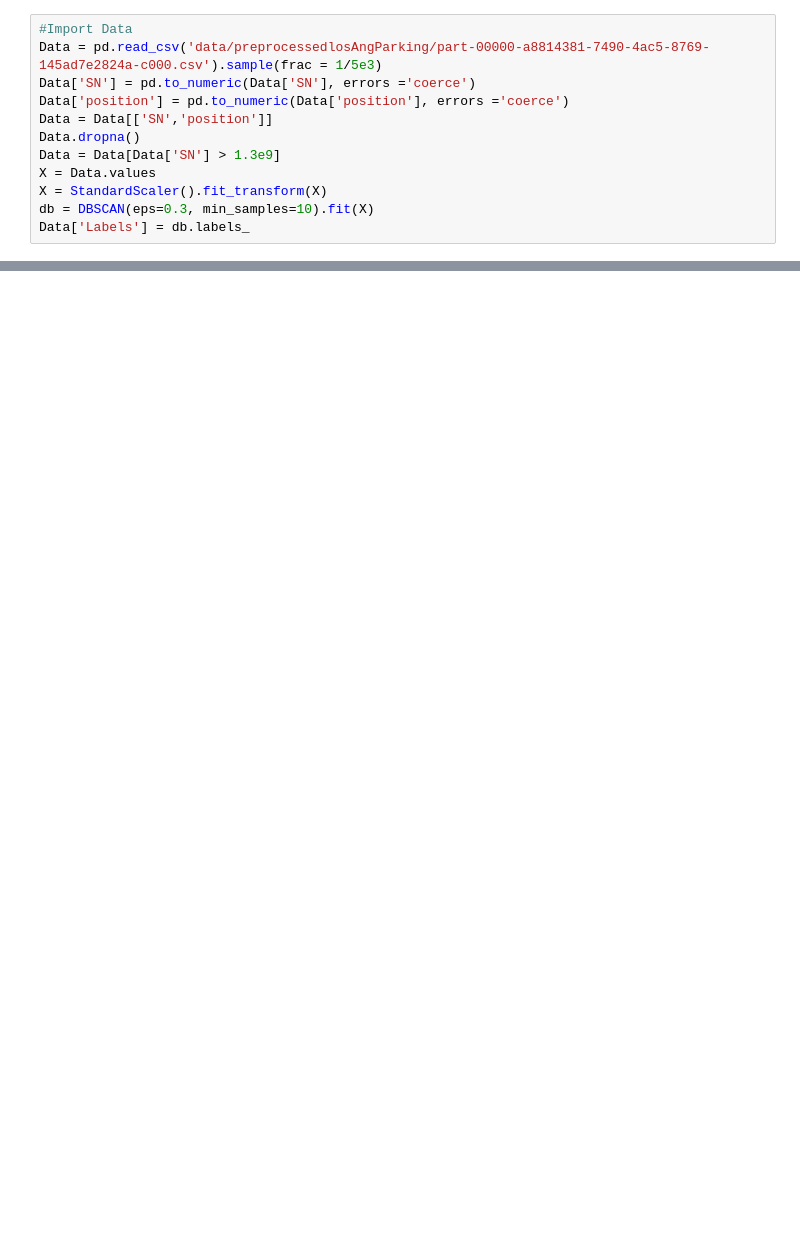
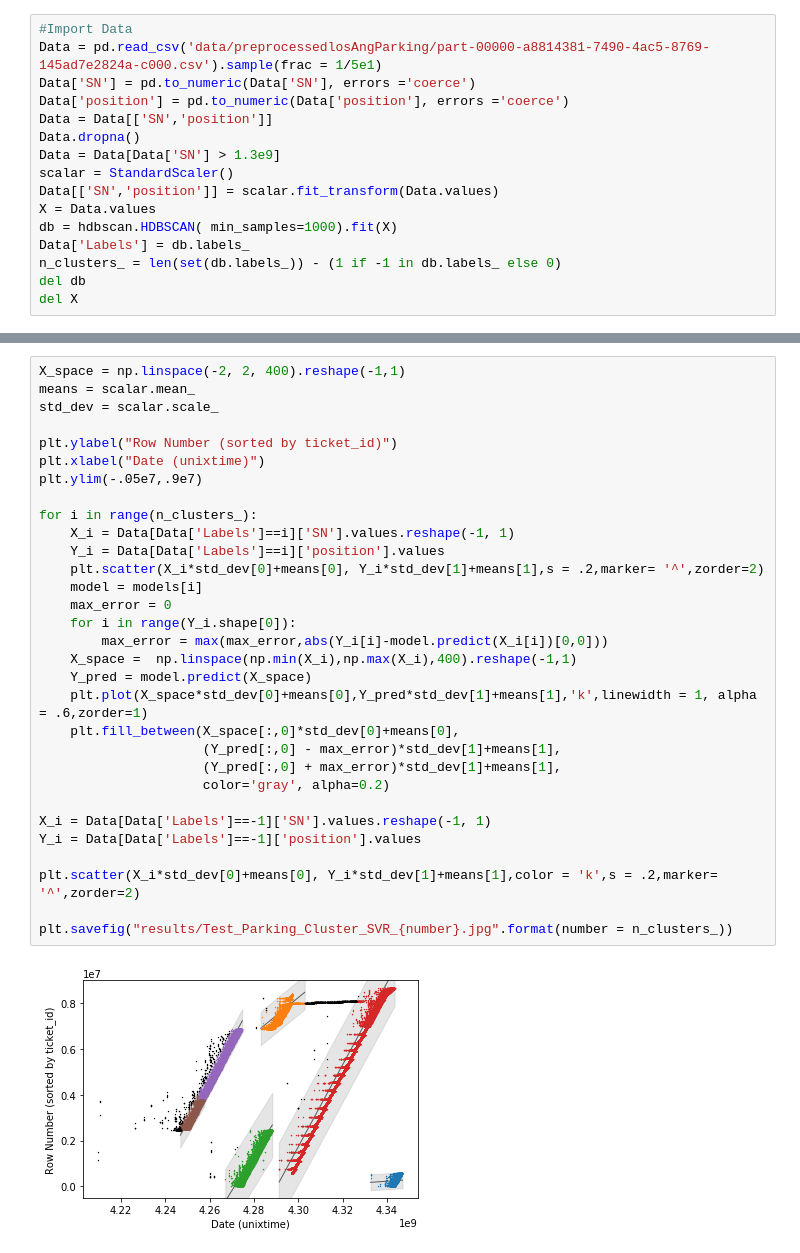
Before and after one commit to AaEll/MLKeras, a Jupyter notebook: Cluster Parking Ticket Test.ipynb, the cells around one changed output, grey strips where cells are left out. Saved outputs shown, nothing was run; the diff lists cells and outputs as text; blank space fills up the shorter version.

Commit message:
working cluster test

```diff
--- a/Cluster Parking Ticket Test.ipynb
+++ b/Cluster Parking Ticket Test.ipynb
@@ -28,12 +31,16 @@ from keras import backend as K
 # %%
 #Import Data
-Data = pd.read_csv('data/preprocessedlosAngParking/part-00000-a8814381-7490-4ac5-8769-145ad7e2824a-c000.csv').sample(frac = 1/5e3)
+Data = pd.read_csv('data/preprocessedlosAngParking/part-00000-a8814381-7490-4ac5-8769-145ad7e2824a-c000.csv').sample(frac = 1/5e1)
 Data['SN'] = pd.to_numeric(Data['SN'], errors ='coerce')
 Data['position'] = pd.to_numeric(Data['position'], errors ='coerce')
 Data = Data[['SN','position']]
 Data.dropna()
 Data = Data[Data['SN'] > 1.3e9]
+scalar = StandardScaler()
+Data[['SN','position']] = scalar.fit_transform(Data.values)
 X = Data.values
-X = StandardScaler().fit_transform(X)
-db = DBSCAN(eps=0.3, min_samples=10).fit(X)
+db = hdbscan.HDBSCAN( min_samples=1000).fit(X)
 Data['Labels'] = db.labels_
+n_clusters_ = len(set(db.labels_)) - (1 if -1 in db.labels_ else 0)
+del db
+del X
@@ -164,0 +106,33 @@ for no_output in no_output_range:
+# %%
+X_space = np.linspace(-2, 2, 400).reshape(-1,1)
+means = scalar.mean_
+std_dev = scalar.scale_
+
+plt.ylabel("Row Number (sorted by ticket_id)")
+plt.xlabel("Date (unixtime)")
+plt.ylim(-.05e7,.9e7)
+
+for i in range(n_clusters_):
+    X_i = Data[Data['Labels']==i]['SN'].values.reshape(-1, 1)
+    Y_i = Data[Data['Labels']==i]['position'].values
+    plt.scatter(X_i*std_dev[0]+means[0], Y_i*std_dev[1]+means[1],s = .2,marker= '^',zorder=2)
+    model = models[i]
+    max_error = 0
+    for i in range(Y_i.shape[0]):
+        max_error = max(max_error,abs(Y_i[i]-model.predict(X_i[i])[0,0]))
+    X_space =  np.linspace(np.min(X_i),np.max(X_i),400).reshape(-1,1)
+    Y_pred = model.predict(X_space)
+    plt.plot(X_space*std_dev[0]+means[0],Y_pred*std_dev[1]+means[1],'k',linewidth = 1, alpha = .6,zorder=1)
+    plt.fill_between(X_space[:,0]*std_dev[0]+means[0],
+                     (Y_pred[:,0] - max_error)*std_dev[1]+means[1],
+                     (Y_pred[:,0] + max_error)*std_dev[1]+means[1],
+                     color='gray', alpha=0.2)
+
+X_i = Data[Data['Labels']==-1]['SN'].values.reshape(-1, 1)
+Y_i = Data[Data['Labels']==-1]['position'].values
+
+plt.scatter(X_i*std_dev[0]+means[0], Y_i*std_dev[1]+means[1],color = 'k',s = .2,marker= '^',zorder=2)
+
+plt.savefig("results/Test_Parking_Cluster_SVR_{number}.jpg".format(number = n_clusters_))
+# %% [output]
+[figure, added]
```
Also changed, not shown: parts of 7 cells of this notebook, 3 other files.
